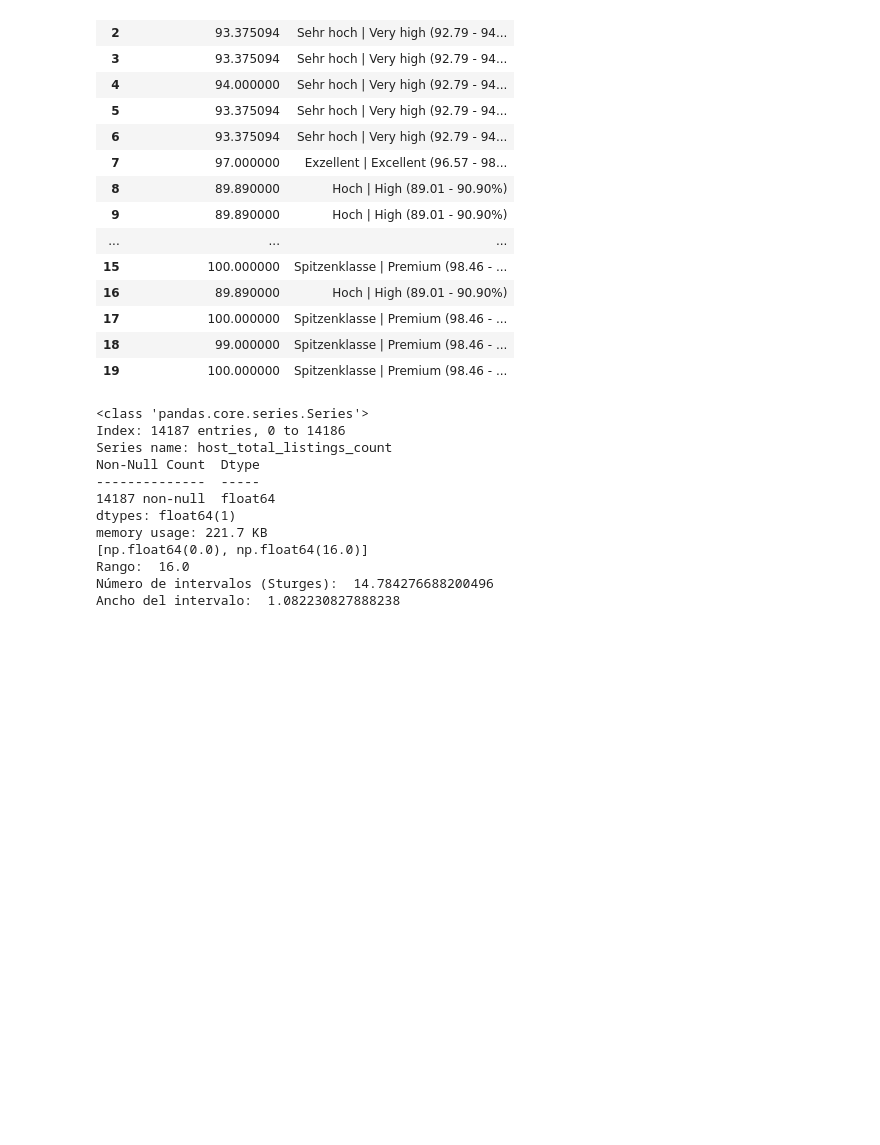
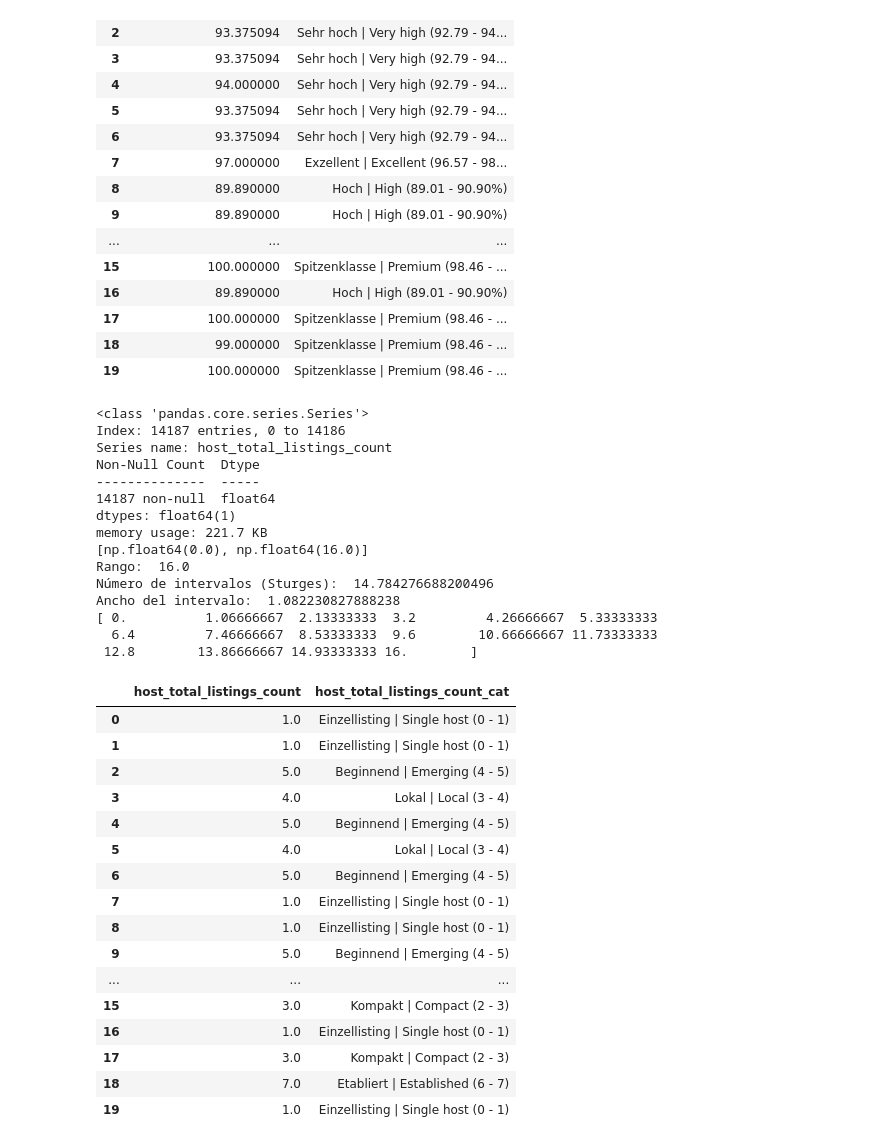
Before and after one commit to Raydays55/Actividad-5, a Jupyter notebook: Act5.ipynb, the cells around one changed output. Cells and saved outputs as stored; diff of their text form; code cells hidden in the pictures; blank space fills up the shorter version.

```diff
--- a/Act5.ipynb
+++ b/Act5.ipynb
@@ -494,50 +494,69 @@ print(Limites_list)
 R_list = Max_list - Min_list
 print("Rango: ",R_list) #16
 
 # Calculamos el número de intervalos de la calse "ni", aplicando regla de Sturges
 ni_list = 1+3.32*np.log10(n)
 print("Número de intervalos (Sturges): ",ni_list) #14.78
 
 # Calculamos el ancho del intervalo "i"
 i_list = R_list/ni_list
 print("Ancho del intervalo: ",i_list) #1
 
-intervalos_list = np.linspace(0, 16.1,16) # se le resta un decimal al del inicio y se le suma un decimal al final
+intervalos_list = np.linspace(0, 16,16) # se le resta un decimal al del inicio y se le suma un decimal al final
 print(intervalos_list)
 
 # Creamos categorías, deben ser en base a la naturaleza de la columna
-categorias_list = ["Einzellisting | Single host (0 – 1)",
-    "Klein | Small (1 – 2)",
-    "Kompakt | Compact (2 – 3)",
-    "Lokal | Local (3 – 4)",
-    "Ausbau beginnend | Emerging (4 - 5)",
-    "Ausgebaut | Expanded (5 – 6)",
-    "Etabliert | Established (6 – 7)",
-    "Mehrfach | Multi-listing (7 – 8)",
-    "Vernetzt | Networked (8 – 9)",
-    "Regional | Regional (9 – 10)",
-    "Groß | Large (10 – 11)",
-    "Sehr groß | Very large (11 – 12)",
-    "Betreiber | Operator (12 – 13)",
-    "Professionell | Professional (13 – 14)",
-    "Konzernnah | Enterprise-like (14 – 15)",
-    "Konzern | Corporate (15 – 16)"]
+categorias_list = ["Einzellisting | Single host (0 - 1)",
+    "Klein | Small (1 - 2)",
+    "Kompakt | Compact (2 - 3)",
+    "Lokal | Local (3 - 4)",
+    "Beginnend | Emerging (4 - 5)",
+    "Ausgebaut | Expanded (5 - 6)",
+    "Etabliert | Established (6 - 7)",
+    "Mehrfach | Multi-listing (7 - 8)",
+    "Vernetzt | Networked (8 - 9)",
+    "Regional | Regional (9 - 10)",
+    "Groß | Large (10 - 11)",
+    "Sehr groß | Very large (11 - 12)",
+    "Betreiber | Operator (12 - 13)",
+    "Professionell | Professional (13 - 14)",
+    "Konzern | Corporate (14 - 16)"]
 
 # Creando las categorias en la columna
-df_extrac['host_total_listings_count_cat'] = pd.cut(x = df_extrac['host_total_listings_count'], bins = intervalos_accep, labels = categorias_accep)
+df_extrac['host_total_listings_count_cat'] = pd.cut(x = df_extrac['host_total_listings_count'], bins = intervalos_list, labels = categorias_list)
 df_extrac[['host_total_listings_count', 'host_total_listings_count_cat']].head(20)
 # %% [output]
 <class 'pandas.core.series.Series'>
 Index: 14187 entries, 0 to 14186
 Series name: host_total_listings_count
 Non-Null Count  Dtype
 --------------  -----
 14187 non-null  float64
 dtypes: float64(1)
 memory usage: 221.7 KB
 [np.float64(0.0), np.float64(16.0)]
 Rango:  16.0
 Número de intervalos (Sturges):  14.784276688200496
 Ancho del intervalo:  1.082230827888238
+[ 0.          1.06666667  2.13333333  3.2         4.26666667  5.33333333
+  6.4         7.46666667  8.53333333  9.6        10.66666667 11.73333333
+ 12.8        13.86666667 14.93333333 16.        ]
+|  | host_total_listings_count | host_total_listings_count_cat |
+| 0 | 1.0 | Einzellisting | Single host (0 - 1) |
+| 1 | 1.0 | Einzellisting | Single host (0 - 1) |
+| 2 | 5.0 | Beginnend | Emerging (4 - 5) |
+| 3 | 4.0 | Lokal | Local (3 - 4) |
+| 4 | 5.0 | Beginnend | Emerging (4 - 5) |
+| 5 | 4.0 | Lokal | Local (3 - 4) |
+| 6 | 5.0 | Beginnend | Emerging (4 - 5) |
+| 7 | 1.0 | Einzellisting | Single host (0 - 1) |
+| 8 | 1.0 | Einzellisting | Single host (0 - 1) |
+| 9 | 5.0 | Beginnend | Emerging (4 - 5) |
+| ... | ... | ... |
+| 15 | 3.0 | Kompakt | Compact (2 - 3) |
+| 16 | 1.0 | Einzellisting | Single host (0 - 1) |
+| 17 | 3.0 | Kompakt | Compact (2 - 3) |
+| 18 | 7.0 | Etabliert | Established (6 - 7) |
+| 19 | 1.0 | Einzellisting | Single host (0 - 1) |
 # %%
 #accomodates
```
Also changed, not shown: parts of 6 cells of this notebook.
